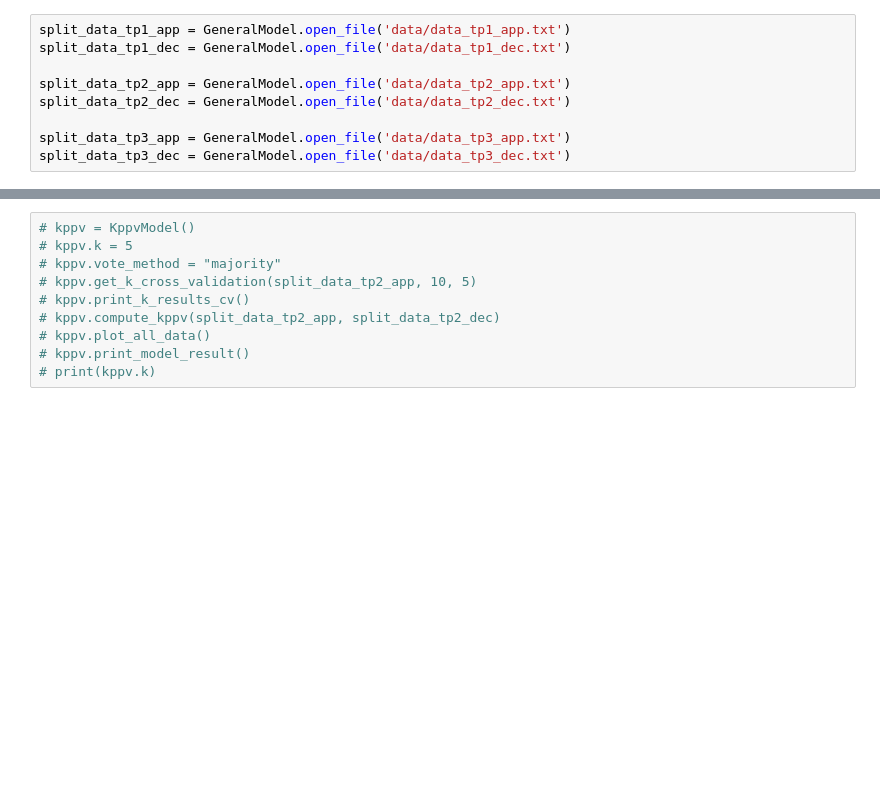
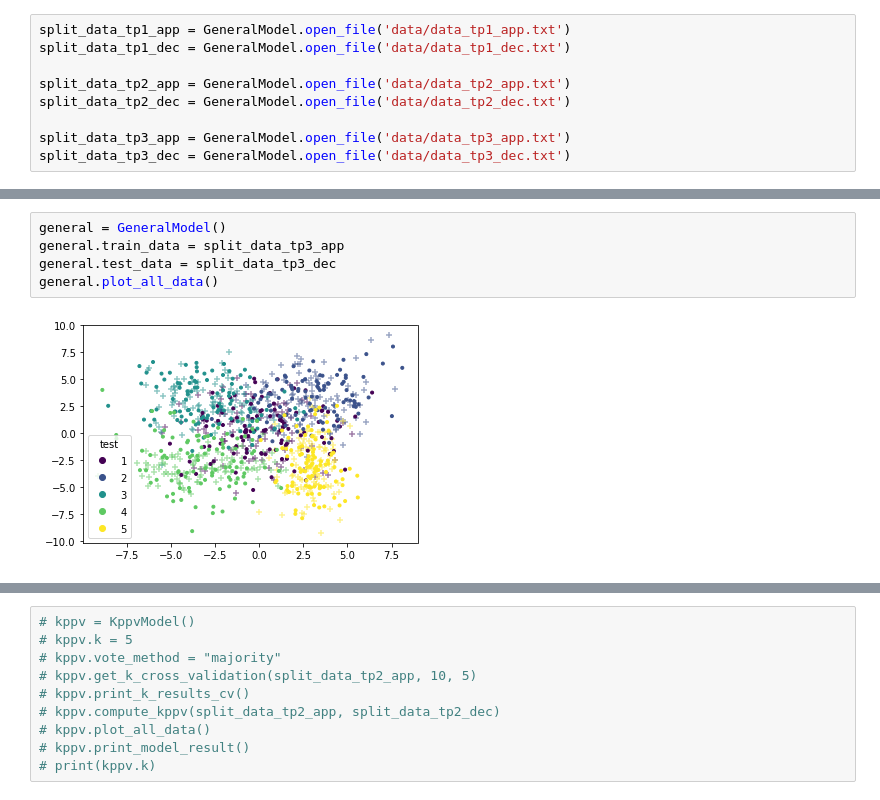
Before and after one commit to RudolphDev/machine_learning, a Jupyter notebook: analysis.ipynb, the cells around one changed output, grey strips where cells are left out. Drawn from its saved outputs; the diff is of its cells as text; blank space fills up the shorter version.

```diff
--- a/analysis.ipynb
+++ b/analysis.ipynb
@@ -15,0 +42,7 @@ split_data_tp3_dec = GeneralModel.open_file('data/data_tp3_dec.txt')
+# %%
+general = GeneralModel()
+general.train_data = split_data_tp3_app
+general.test_data = split_data_tp3_dec
+general.plot_all_data()
+# %% [output]
+[figure, added]
```
Also changed, not shown: parts of 10 cells of this notebook, 2 other files.
